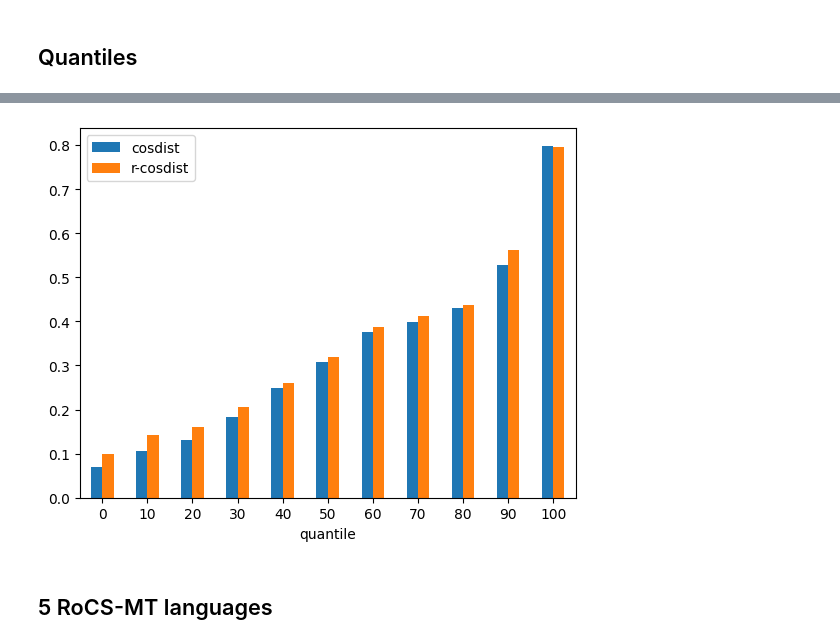
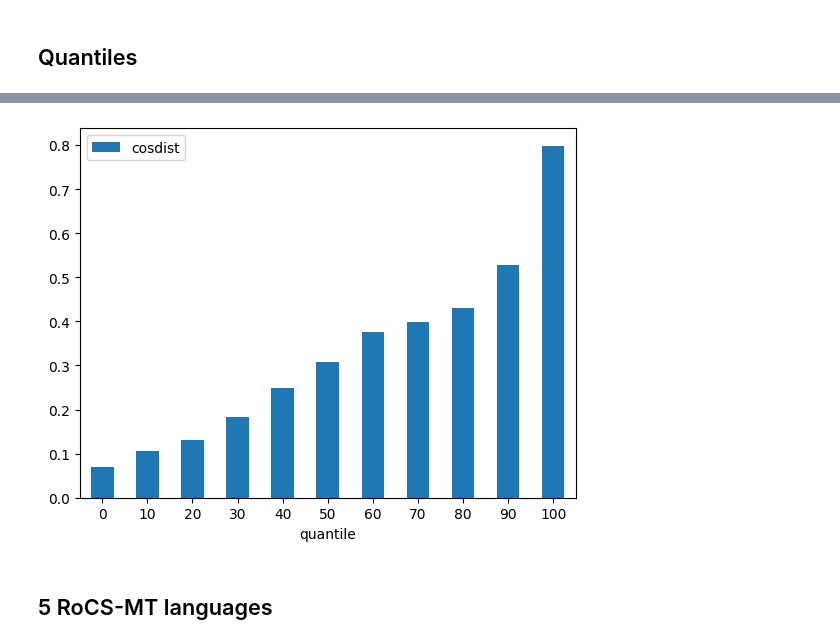
Before and after one commit to lydianish/LASER, a Jupyter notebook: tasks/draft.ipynb, the cells around one changed output, grey strips where cells are left out. Drawn from its saved outputs; the diff is of its cells as text; code cells hidden in the pictures.

```diff
--- a/tasks/draft.ipynb
+++ b/tasks/draft.ipynb
@@ -6,7 +6,7 @@ import matplotlib.pyplot as plt
 # %% [markdown]
 ## Cosine distance
 # %%
-cosine_distances = pd.read_csv("/home/lnishimw/scratch/LASER/tasks/xsim/xsim/cosine_distance_matrix.csv")
+cosine_distances = pd.read_csv("/home/lnishimw/scratch/LASER/tasks/xsim/_scores/cosine_distance_matrix.csv")
 cosine_distances = cosine_distances[cosine_distances["src-tgt"]!="average"]
 cosine_distances = cosine_distances[cosine_distances["src-tgt"]!="eng_Latn-eng_Latn"]
 cosine_distances
@@ -104,7 +64,7 @@ Name: cosdist, dtype: float64
 # %% [markdown]
 ## xSIM
 # %%
-xsim_scores = pd.read_csv("/home/lnishimw/scratch/LASER/tasks/xsim/xsim/xsim_matrix.csv")
+xsim_scores = pd.read_csv("/home/lnishimw/scratch/LASER/tasks/xsim/_scores/xsim_matrix.csv")
 xsim_scores = xsim_scores[xsim_scores["src-tgt"]!="average"]
 xsim_scores = xsim_scores[xsim_scores["src-tgt"]!="eng_Latn-eng_Latn"]
 xsim_scores
@@ -183,7 +124,7 @@ cosine_distances['cosdist'].quantile(.25)
 # %% [markdown]
 ## xSIM++
 # %%
-xsimpp_scores = pd.read_csv("/home/lnishimw/scratch/LASER/tasks/xsimplusplus/xsimpp/xsimpp_matrix.csv")
+xsimpp_scores = pd.read_csv("/home/lnishimw/scratch/LASER/tasks/xsimplusplus/_scores/xsimpp_matrix.csv")
 xsimpp_scores = xsimpp_scores[xsimpp_scores["src-tgt"]!="average"]
 xsimpp_scores
 # %% [output]
@@ -245,11 +168,8 @@ quantiles = [
     {
         "quantile": x,
         "cosdist": cosine_distances['cosdist'].quantile(x/100),
-        "r-cosdist": r_cosine_distances['cosdist'].quantile(x/100),
         "xsim": xsim_scores['xsim'].quantile(x/100),
-        "rsim": rsim_scores['xsim'].quantile(x/100),
         "xsim++": xsimpp_scores['xsim(++)'].quantile(x/100),
-        "rsim++": rsimpp_scores['xsim(++)'].quantile(x/100)
     } for x in range(0,101,10)
 ]
 # %%
@@ -263,8 +183,8 @@ plt.savefig("/home/lnishimw/scratch/LASER/tasks/xsim_rsim_quantiles.pdf", format
 # %%
-quantiles_df.plot.bar(x='quantile', y=['cosdist', 'r-cosdist'], rot=0)
-plt.savefig("/home/lnishimw/scratch/LASER/tasks/cos_rcos_quantiles.pdf", format="pdf")
+quantiles_df.plot.bar(x='quantile', y=['cosdist'], rot=0)
+plt.savefig("/home/lnishimw/scratch/LASER/tasks/_scores/cos_quantiles.pdf", format="pdf")
 # %% [output]
-[figure, old version]
+[figure, new version]
 # %% [markdown]
 ## 5 RoCS-MT languages
 # %%
```
Also changed, not shown: parts of 54 cells of this notebook, 2 other files.
